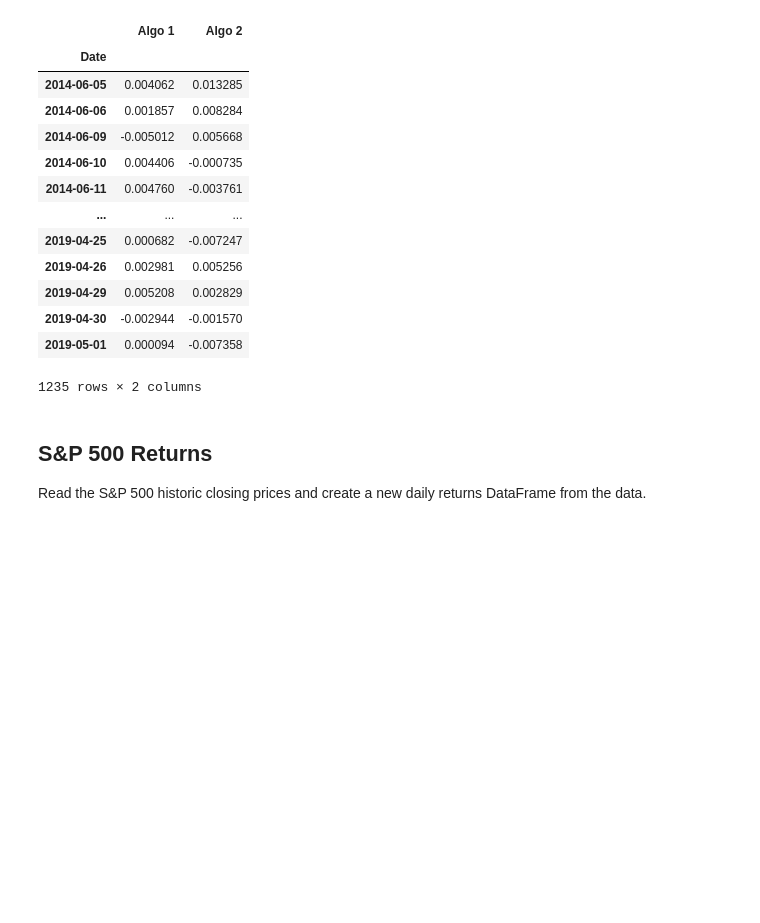
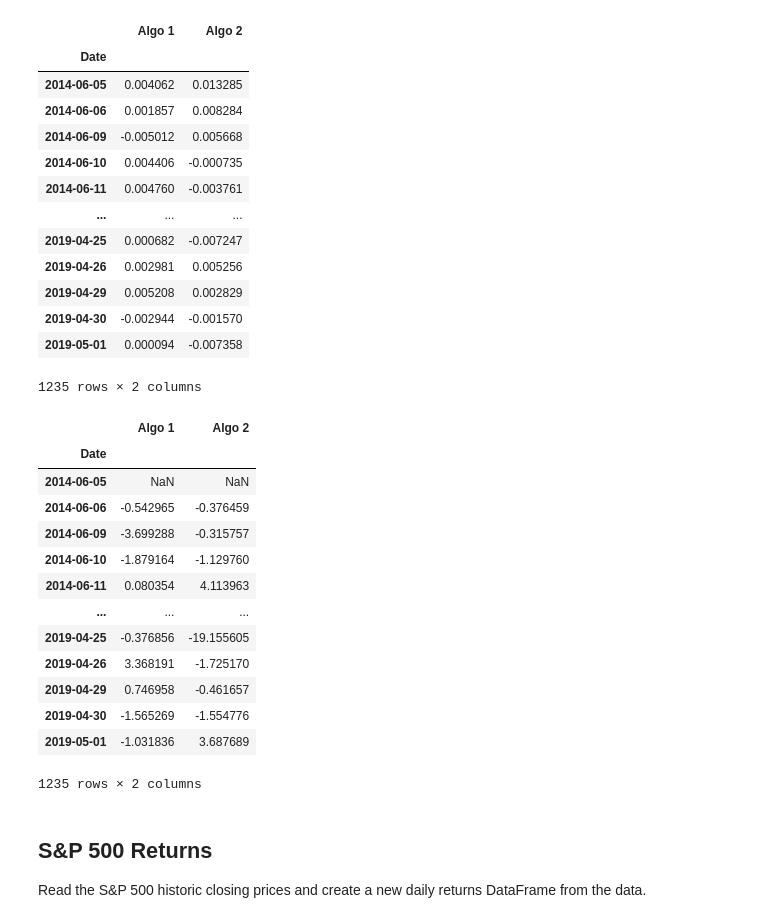
Before and after one commit to ALPHAINFINITETEAM/Pandas-Homework, a Jupyter notebook: whale_analysis.ipynb, the cells around one changed output. Cells and saved outputs as stored; diff of their text form; code cells hidden in the pictures; blank space fills up the shorter version.

```diff
--- a/whale_analysis.ipynb
+++ b/whale_analysis.ipynb
@@ -145,6 +164,24 @@ algo_returns
 | 2019-04-30 | -0.002944 | -0.001570 |
 | 2019-05-01 | 0.000094 | -0.007358 |
 1235 rows × 2 columns
+# %%
+algo_daily_return = algo_returns.pct_change()
+algo_daily_return
+# %% [output]
+|  | Algo 1 | Algo 2 |
+| Date |  |  |
+| 2014-06-05 | NaN | NaN |
+| 2014-06-06 | -0.542965 | -0.376459 |
+| 2014-06-09 | -3.699288 | -0.315757 |
+| 2014-06-10 | -1.879164 | -1.129760 |
+| 2014-06-11 | 0.080354 | 4.113963 |
+| ... | ... | ... |
+| 2019-04-25 | -0.376856 | -19.155605 |
+| 2019-04-26 | 3.368191 | -1.725170 |
+| 2019-04-29 | 0.746958 | -0.461657 |
+| 2019-04-30 | -1.565269 | -1.554776 |
+| 2019-05-01 | -1.031836 | 3.687689 |
+1235 rows × 2 columns
 # %% [markdown]
 ## S&P 500 Returns
 
```
Also changed, not shown: parts of 9 cells of this notebook.
